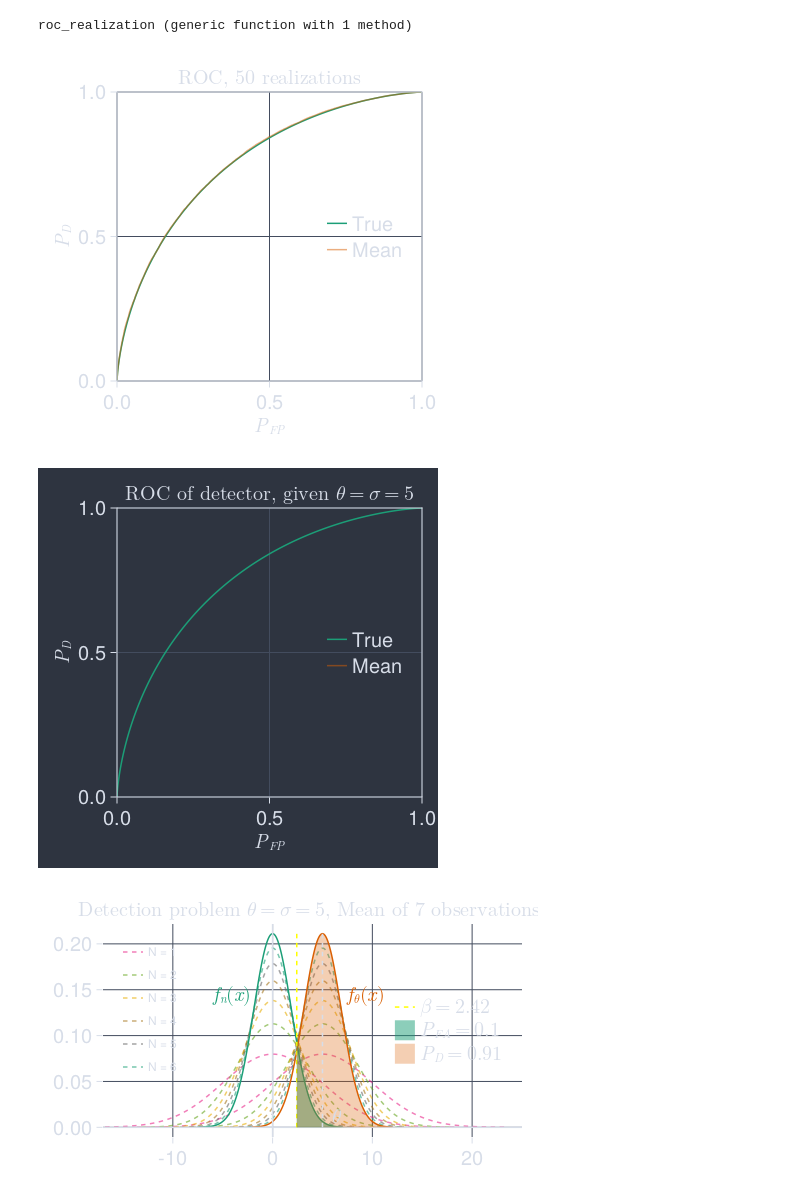
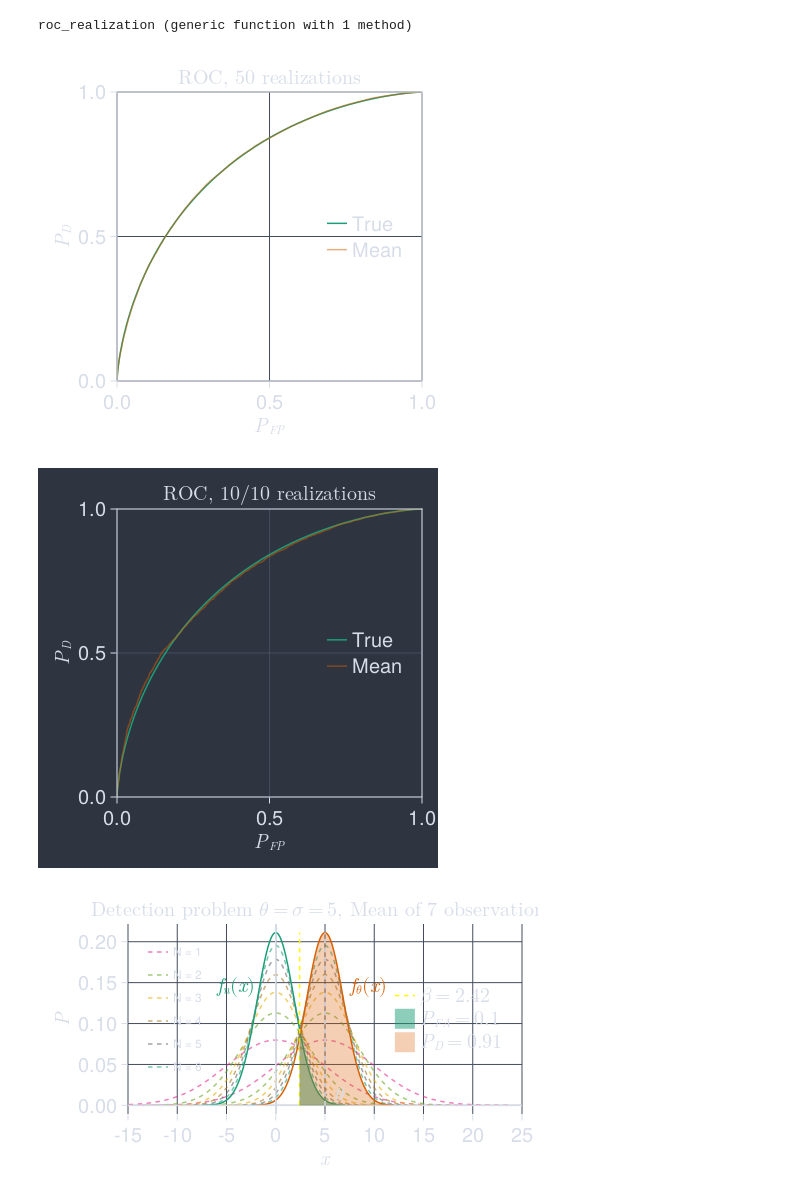
Before and after one commit to simonabj/Studies, a Jupyter notebook: IN5340/Project4/code2.ipynb, the cells around one changed output. Saved outputs shown, nothing was run; the diff lists cells and outputs as text; code cells hidden in the pictures.

```diff
--- a/IN5340/Project4/code2.ipynb
+++ b/IN5340/Project4/code2.ipynb
@@ -121,10 +123,11 @@ roc_realization (generic function with 1 method)
 # %%
 many_runs = [ roc_realization() for _ in 1:50 ]
 
-TPR_many = mapreduce(run ->run[1], hcat, many_runs)
-TFP_many = mapreduce(run -> run[2], hcat, many_runs)  # -> β × run
-
-TPR_mean = mean(TPR_many, dims=2); TFP_mean = mean(TFP_many, dims=2);
+TPR_many = mapreduce(run -> run[1], hcat, many_runs)
+TFP_many = mapreduce(run -> run[2], hcat, many_runs)
+# -> β × run
+TPR_mean = mean(TPR_many, dims=2)
+TFP_mean = mean(TFP_many, dims=2);
 
 F = Figure(backgroundcolor=:transparent, resolution=(400, 400))
 ax = Axis(F[1,1], title=L"\text{ROC, 50 realizations}", xlabel=L"P_{FP}", ylabel=L"P_{D}")
@@ -135,7 +138,7 @@ axislegend(ax, position=:rc)
 save("d2.pdf", F)
 F
 # %% [output]
-[figure, old version]
+[figure, new version]
 # %%
 function step(frame=1)
     many_runs = [ roc_realization() for _ in 1:frame ]
@@ -156,9 +159,9 @@ points = Observable(Point2f[])
 mean_line = lines!(points, label="Mean", color = (Dark2_8[2], 0.5))
 axislegend(ax, position=:rc)
 
-N_frames = 75
+N_frames = 10
 
-record(F, "test.mp4", 1:N_frames, framerate=7) do frame
+record(F, "test.gif", 1:N_frames, framerate=1) do frame
     points[] = step(frame)
     ax.title = L"\text{ROC, %$(frame)/%$(N_frames) realizations}"
     notify(points)
@@ -166,51 +169,54 @@ end
 
 F
 # %% [output]
-[figure, old version]
+[figure, new version]
 # %%
+N = 7
 function mean_multi_cfar(pdf_noise, pdf_signal, N)
-    return Normal(0,scale(pdf_noise)/sqrt(N)),
+    return Normal(location(pdf_noise) , scale(pdf_noise) /sqrt(N)),
            Normal(location(pdf_signal), scale(pdf_signal)/sqrt(N))
 end
-
-N = 7
 multi_fn, multi_fs = mean_multi_cfar(fn, fs, N)
 β = cquantile(multi_fn, 0.1)
 P_fa = ccdf(multi_fn, β)
 P_d  = ccdf(multi_fs, β)
 
 F = Figure(backgroundcolor=:transparent, resolution=(500, 300))
-ax = Axis(F[1,1], title=L"\text{Detection problem } \theta=\sigma=5,\text{ Mean of } %$(N)\text{ observations }")
+ax = Axis(F[1,1],
+    title=L"\text{Detection problem } \theta=\sigma=5,\text{ Mean of } %$(N)\text{ observations }",
+    xlabel=L"x",
+    ylabel=L"P"
+)
 sub_ls = Lines[]
 sub_la = String[]
 for n in 1:1:(N-1)
     sub_multi_fn, sub_multi_fs = mean_multi_cfar(fn,fs,n)
     lines!(sub_multi_fn, color=(Dark2_8[(n+2) % 8 + 1], 0.6), linestyle=:dash)
     sub_line = lines!(sub_multi_fs, color=(Dark2_8[(n+2) % 8 + 1], 0.6), linestyle=:dash)
     push!(sub_ls, sub_line)
     push!(sub_la, "N = $n")
 end
 l1 = lines!(multi_fn); l2 = lines!(multi_fs)
 yline = vlines!(0, color = nord[5]); xline = hlines!(0, color = nord[5])
 text!(-6,  pdf(multi_fn,-2)*1.1, text=L"f_n(x)", color=l1.color)
 text!(2.5+θ, pdf(multi_fs,2+θ)*1.1, text=L"f_\theta(x)", color=l2.color)
 hidespines!(ax)
-xlims!(-17, 25)
+xlims!(-15, 25)
 
 lines!([β, β], [0.0,pdf(multi_fn, 0)], linestyle=:dash, color=:yellow,label=L"β=%$(printx(β,2))")
 xs2 = β:0.1:xs[end]
 b1 = band!(xs2, zeros(size(xs2)), pdf.(multi_fn,xs2), color=(l1.color, 0.5), transparency=true, label=L"P_{FA}=%$(printx(P_fa,1))")
 b2 = band!(xs2, zeros(size(xs2)), pdf.(multi_fs,xs2), color=(l2.color, 0.3), transparency=true, label=L"P_{D}=%$(printx(P_d,2))")
 axislegend(ax, position=:rc)
 T = axislegend(ax, sub_ls, sub_la, position=:lt, labelsize=12)
 
 lines!([θ,θ],[0, pdf(multi_fs,θ)], color=nord[5], linestyle=:dash)
 text!(θ+1, 0, text=L"\theta", align=(:left, :bottom), color=nord[5])
 
 save("f.pdf", F)
 F
 # %% [output]
-[figure, old version]
+[figure, new version]
 # %%
 θ = σ = 5
 fn = Normal(0, σ); fs = Normal(θ, σ)
```
Also changed, not shown: parts of 5 cells of this notebook, 21 other files.
